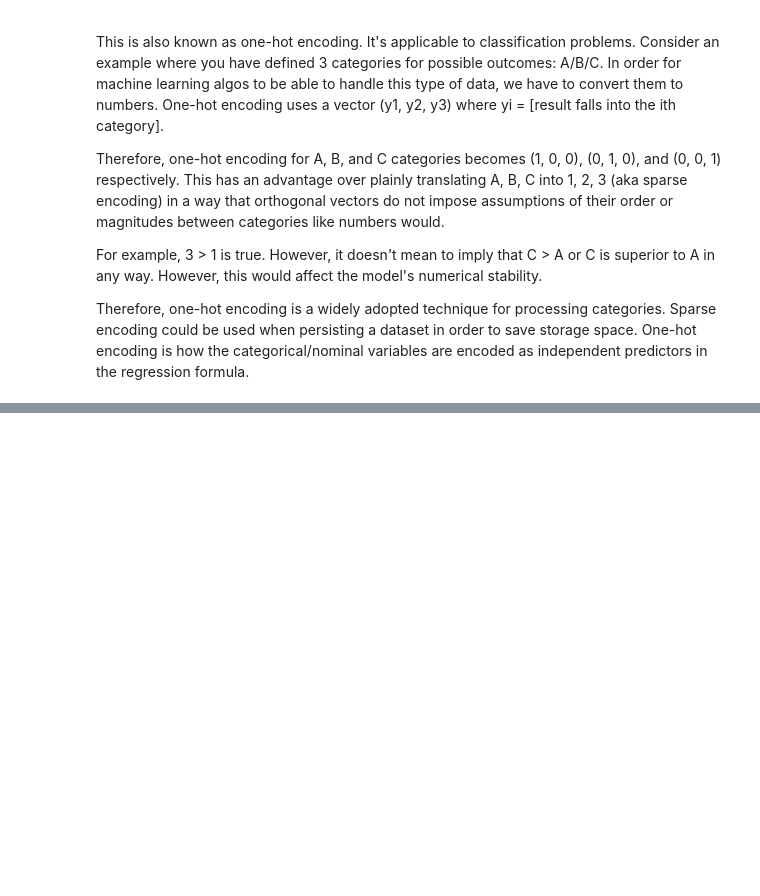
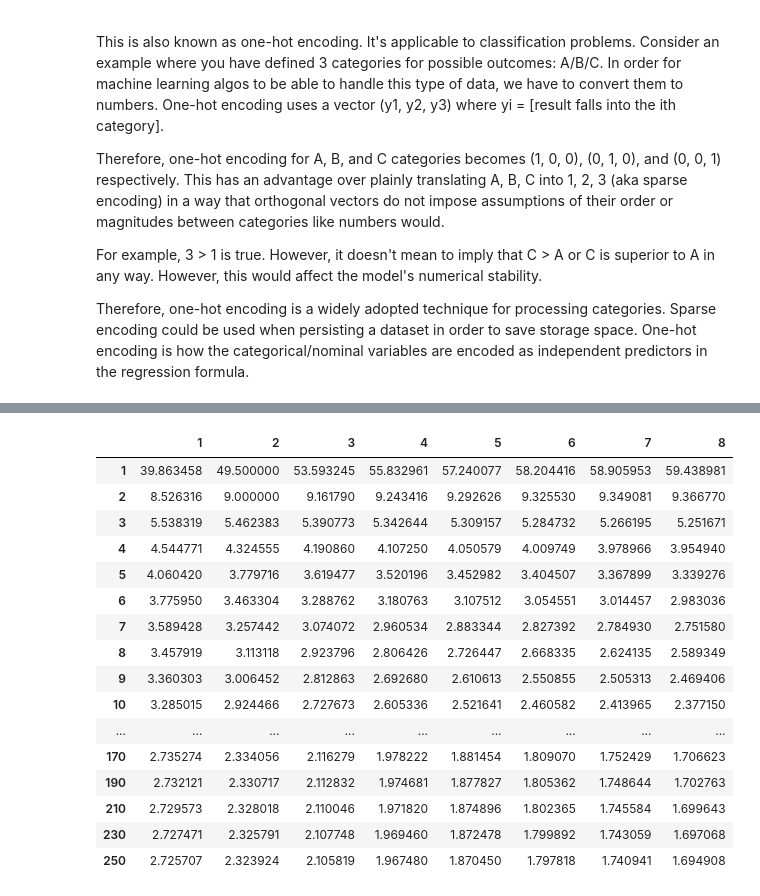
Before and after one commit to iamjz/Python-Data, a Jupyter notebook: FeatureSelection.ipynb, the cells around one changed output, grey strips where cells are left out. Saved outputs shown, nothing was run; the diff lists cells and outputs as text; code cells hidden in the pictures; blank space fills up the shorter version.

```diff
--- a/FeatureSelection.ipynb
+++ b/FeatureSelection.ipynb
@@ -273,0 +472,27 @@ Therefore, one-hot encoding is a widely adopted technique for processing categor
+# %%
+def f_table(alpha, v1, v2):
+    from scipy.stats import f as f_distribution
+    v1 = np.array(list(v1))
+    v2 = np.array(list(v2))
+    return pd.DataFrame(f_distribution.isf(alpha, v1[np.newaxis, ...], v2[..., np.newaxis]),
+                           columns = v1, index = v2)
+# %%
+f_table(0.1, range(1, 9), itertools.chain(range(1,10), range(10, 260, 20)))
+# %% [output]
+|  | 1 | 2 | 3 | 4 | 5 | 6 | 7 | 8 |
+| 1 | 39.863458 | 49.500000 | 53.593245 | 55.832961 | 57.240077 | 58.204416 | 58.905953 | 59.438981 |
+| 2 | 8.526316 | 9.000000 | 9.161790 | 9.243416 | 9.292626 | 9.325530 | 9.349081 | 9.366770 |
+| 3 | 5.538319 | 5.462383 | 5.390773 | 5.342644 | 5.309157 | 5.284732 | 5.266195 | 5.251671 |
+| 4 | 4.544771 | 4.324555 | 4.190860 | 4.107250 | 4.050579 | 4.009749 | 3.978966 | 3.954940 |
+| 5 | 4.060420 | 3.779716 | 3.619477 | 3.520196 | 3.452982 | 3.404507 | 3.367899 | 3.339276 |
+| 6 | 3.775950 | 3.463304 | 3.288762 | 3.180763 | 3.107512 | 3.054551 | 3.014457 | 2.983036 |
+| 7 | 3.589428 | 3.257442 | 3.074072 | 2.960534 | 2.883344 | 2.827392 | 2.784930 | 2.751580 |
+| 8 | 3.457919 | 3.113118 | 2.923796 | 2.806426 | 2.726447 | 2.668335 | 2.624135 | 2.589349 |
+| 9 | 3.360303 | 3.006452 | 2.812863 | 2.692680 | 2.610613 | 2.550855 | 2.505313 | 2.469406 |
+| 10 | 3.285015 | 2.924466 | 2.727673 | 2.605336 | 2.521641 | 2.460582 | 2.413965 | 2.377150 |
+| ... | ... | ... | ... | ... | ... | ... | ... | ... |
+| 170 | 2.735274 | 2.334056 | 2.116279 | 1.978222 | 1.881454 | 1.809070 | 1.752429 | 1.706623 |
+| 190 | 2.732121 | 2.330717 | 2.112832 | 1.974681 | 1.877827 | 1.805362 | 1.748644 | 1.702763 |
+| 210 | 2.729573 | 2.328018 | 2.110046 | 1.971820 | 1.874896 | 1.802365 | 1.745584 | 1.699643 |
+| 230 | 2.727471 | 2.325791 | 2.107748 | 1.969460 | 1.872478 | 1.799892 | 1.743059 | 1.697068 |
+| 250 | 2.725707 | 2.323924 | 2.105819 | 1.967480 | 1.870450 | 1.797818 | 1.740941 | 1.694908 |
```
Also changed, not shown: parts of 36 cells of this notebook.
